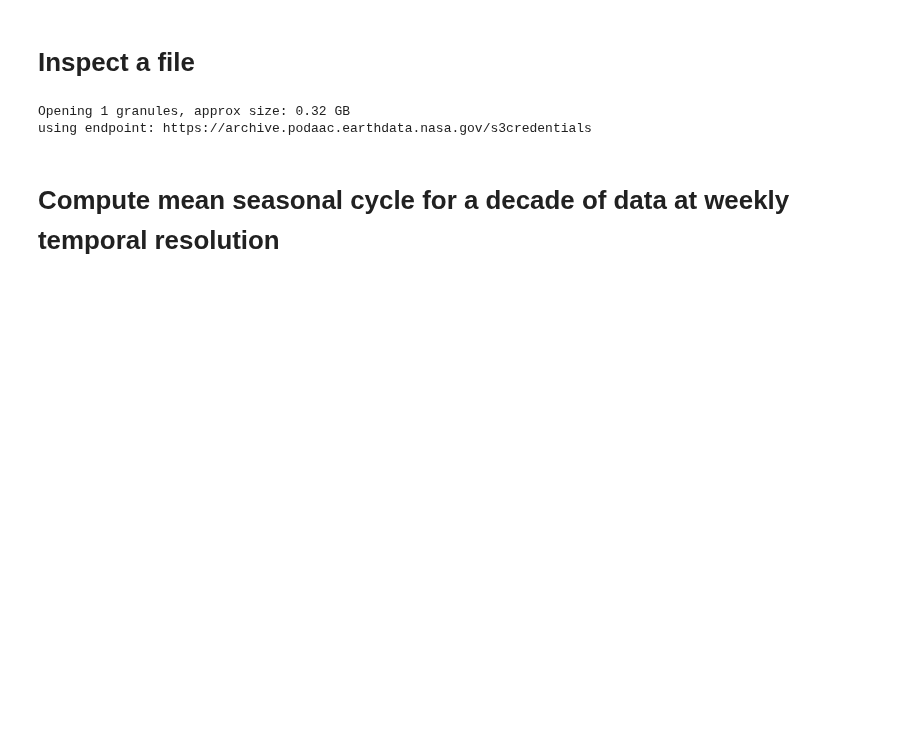
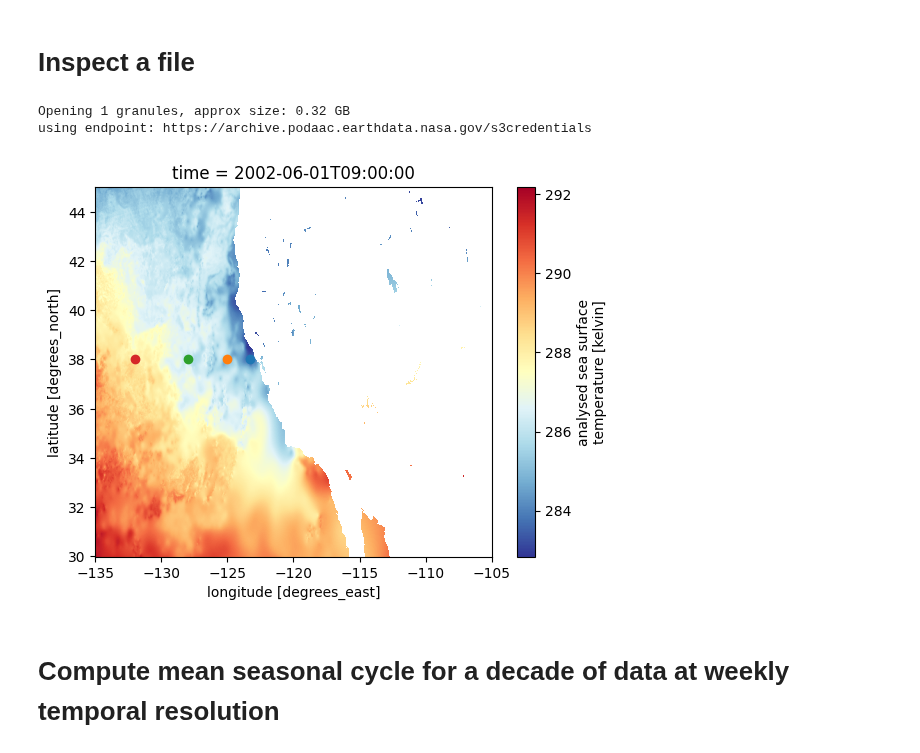
Before and after one commit to DeanHenze/cloud_earthdata, a Jupyter notebook: coiled/demos/sst_cycle_fullcomp.ipynb, the cells around one changed output. Saved outputs shown, nothing was run; the diff lists cells and outputs as text; code cells hidden in the pictures; blank space fills up the shorter version.

```diff
--- a/coiled/demos/sst_cycle_fullcomp.ipynb
+++ b/coiled/demos/sst_cycle_fullcomp.ipynb
@@ -56,10 +54,11 @@ Size(MB): 332.3598403930664
 Data: ['https://archive.podaac.earthdata.nasa.gov/podaac-ops-cumulus-protected/MUR-JPL-L4-GLOB-v4.1/20020601090000-JPL-L4_GHRSST-SSTfnd-MUR-GLOB-v02.0-fv04.1.nc']
 # %%
 ## Thin out data files to get weekly temporal resolution for this demo:
-#datainfo_thinned = [datainfo[i] for i in range(len(datainfo)) if i%3==0]
+datainfo_thinned = [datainfo[i] for i in range(len(datainfo)) if i%3==0]
 #datainfo_thinned = datainfo_thinned[int(len(datainfo)/2):]
-datainfo_thinned = datainfo[:6260]
-datainfo_thinned = [datainfo_thinned[i] for i in range(len(datainfo_thinned)) if i%7==0]
+
+#datainfo_thinned = datainfo[:6260]
+#datainfo_thinned = [datainfo_thinned[i] for i in range(len(datainfo_thinned)) if i%7==0]
 # %%
 ## Confirm we have full record and at 3-day resolution:
 print("Total number of files \n--------------------------")
@@ -107,11 +106,12 @@ lon_points = (-123.25, -125, -128, -132)
 # %%
 ## Plot SST in analysis region and mark 4 points for seasonal cycle:
 fig = plt.figure()
-sst_test.plot(cmap='RdYlBu_r')
-#sst_test.sel(lat=slice(*lat_region), lon=slice(*lon_region)).plot(cmap='RdYlBu_r')
+sst_test.sel(lat=slice(*lat_region), lon=slice(*lon_region)).plot(cmap='RdYlBu_r')
 
 for lat, lon in zip(lat_points, lon_points):
     plt.scatter(lon, lat)
+# %% [output]
+[figure, added]
 # %% [markdown]
 # Compute mean seasonal cycle for a decade of data at weekly temporal resolution
 # %%
```
Also changed, not shown: parts of 11 cells of this notebook, 1 other file.
